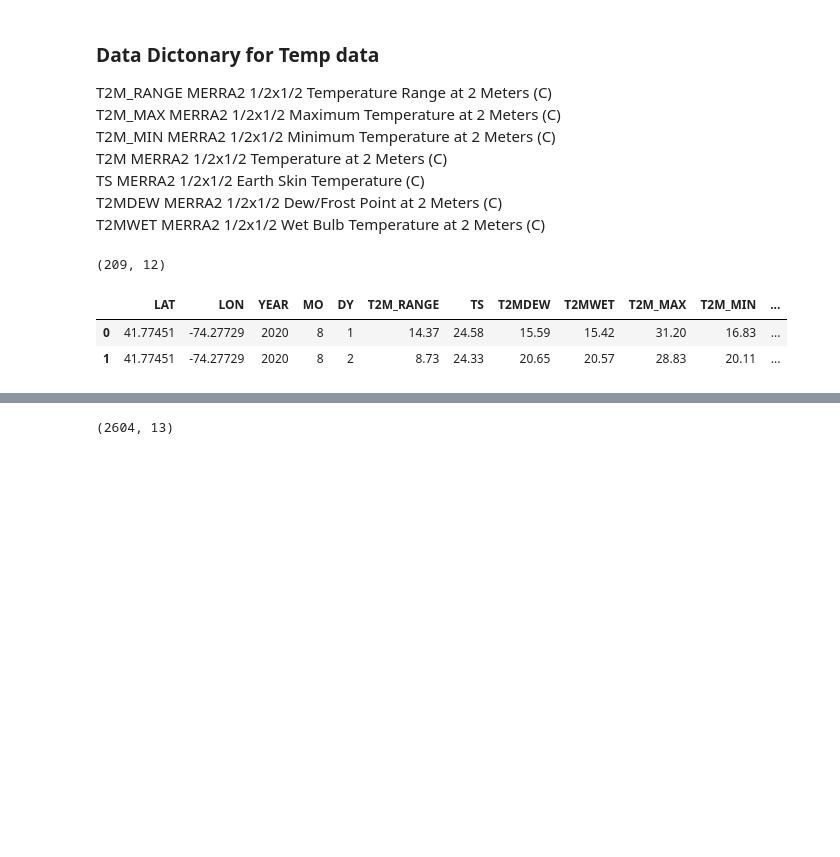
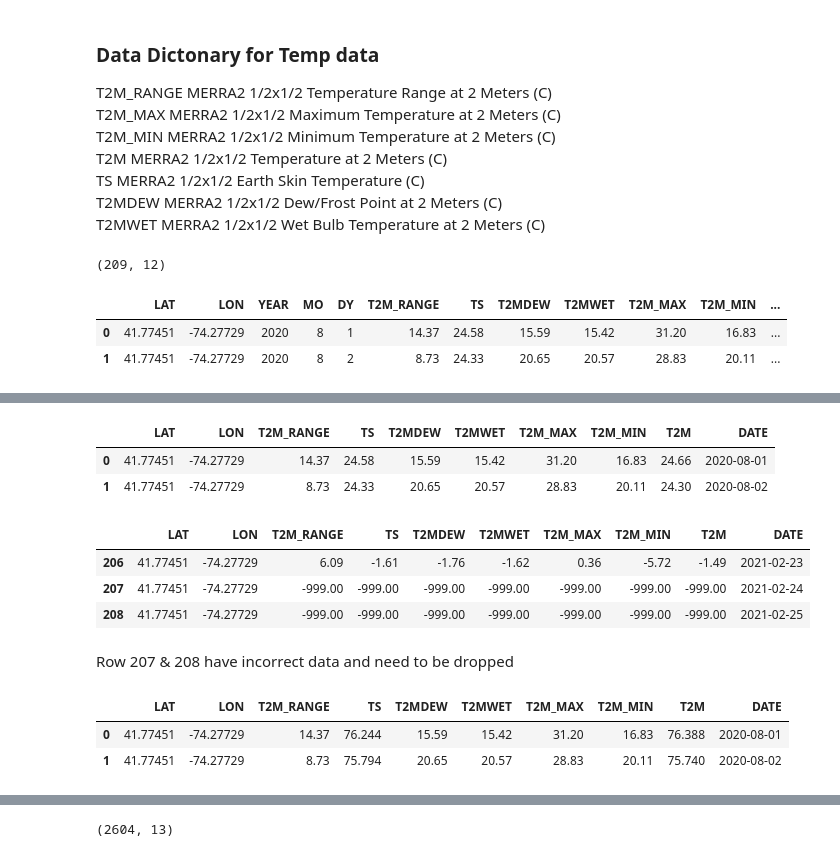
Before and after one commit to encodingintuition/personal_energy_usage, a Jupyter notebook: code/01-EDA-PEU.ipynb, the cells around one changed output, grey strips where cells are left out. Saved outputs shown, nothing was run; the diff lists cells and outputs as text; code cells hidden in the pictures; blank space fills up the shorter version.

```diff
--- a/code/20210222-gas_usage.ipynb
+++ b/code/01-EDA-PEU.ipynb
@@ -48,0 +161,15 @@ temp_df.head(2)
+# %%
+temp_df.head(2)
+# %% [output]
+|  | LAT | LON | T2M_RANGE | TS | T2MDEW | T2MWET | T2M_MAX | T2M_MIN | T2M | DATE |
+| 0 | 41.77451 | -74.27729 | 14.37 | 24.58 | 15.59 | 15.42 | 31.20 | 16.83 | 24.66 | 2020-08-01 |
+| 1 | 41.77451 | -74.27729 | 8.73 | 24.33 | 20.65 | 20.57 | 28.83 | 20.11 | 24.30 | 2020-08-02 |
+# %%
+temp_df.tail(3)
+# %% [output]
+|  | LAT | LON | T2M_RANGE | TS | T2MDEW | T2MWET | T2M_MAX | T2M_MIN | T2M | DATE |
+| 206 | 41.77451 | -74.27729 | 6.09 | -1.61 | -1.76 | -1.62 | 0.36 | -5.72 | -1.49 | 2021-02-23 |
+| 207 | 41.77451 | -74.27729 | -999.00 | -999.00 | -999.00 | -999.00 | -999.00 | -999.00 | -999.00 | 2021-02-24 |
+| 208 | 41.77451 | -74.27729 | -999.00 | -999.00 | -999.00 | -999.00 | -999.00 | -999.00 | -999.00 | 2021-02-25 |
+# %% [markdown]
+Row 207 & 208 have incorrect data and need to be dropped
@@ -48,0 +188,6 @@ temp_df.head(2)
+# %%
+temp_df.head(2)
+# %% [output]
+|  | LAT | LON | T2M_RANGE | TS | T2MDEW | T2MWET | T2M_MAX | T2M_MIN | T2M | DATE |
+| 0 | 41.77451 | -74.27729 | 14.37 | 76.244 | 15.59 | 15.42 | 31.20 | 16.83 | 76.388 | 2020-08-01 |
+| 1 | 41.77451 | -74.27729 | 8.73 | 75.794 | 20.65 | 20.57 | 28.83 | 20.11 | 75.740 | 2020-08-02 |
```
Also changed, not shown: parts of 36 cells of this notebook, 1 other file.
